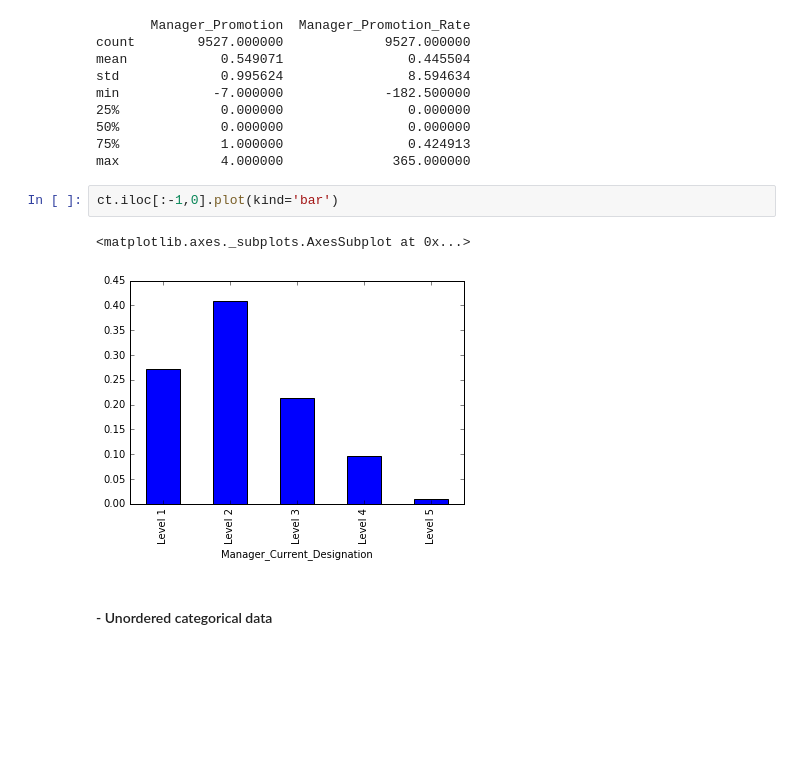
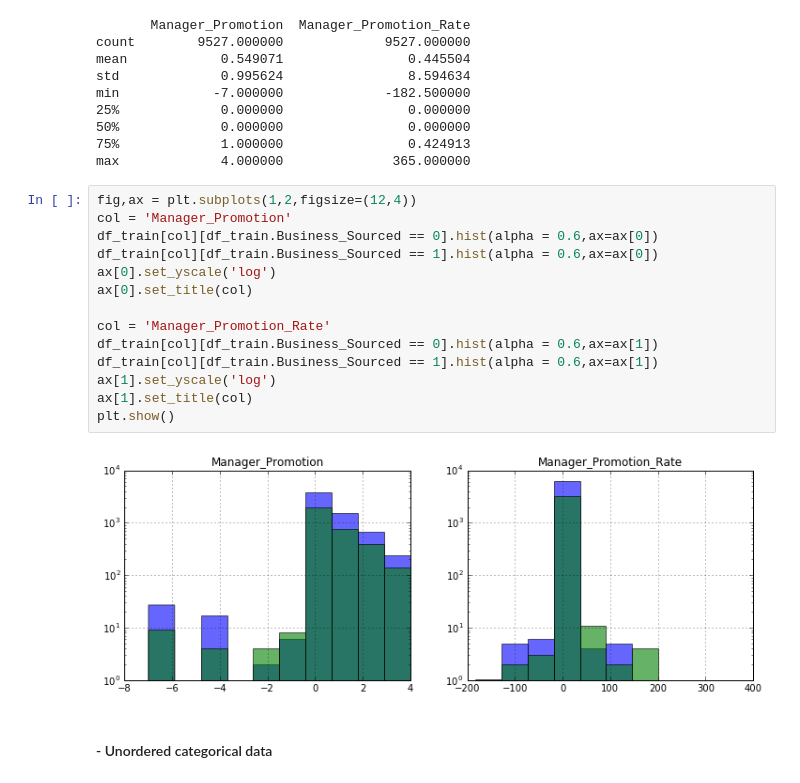
Before and after one commit to kthouz/the_smart_recruits, a Jupyter notebook: the smart recruits.ipynb, the cells around one changed output. Cells and saved outputs as stored; diff of their text form; blank space fills up the shorter version.

```diff
--- a/the smart recruits.ipynb
+++ b/the smart recruits.ipynb
@@ -235,10 +285,21 @@ min            -7.000000             -182.500000
 50%             0.000000                0.000000
 75%             1.000000                0.424913
 max             4.000000              365.000000
-# %%
-ct.iloc[:-1,0].plot(kind='bar')
-# %% [output]
-<matplotlib.axes._subplots.AxesSubplot at 0x...>
-[figure, removed]
+# %%
+fig,ax = plt.subplots(1,2,figsize=(12,4))
+col = 'Manager_Promotion'
+df_train[col][df_train.Business_Sourced == 0].hist(alpha = 0.6,ax=ax[0])
+df_train[col][df_train.Business_Sourced == 1].hist(alpha = 0.6,ax=ax[0])
+ax[0].set_yscale('log')
+ax[0].set_title(col)
+
+col = 'Manager_Promotion_Rate'
+df_train[col][df_train.Business_Sourced == 0].hist(alpha = 0.6,ax=ax[1])
+df_train[col][df_train.Business_Sourced == 1].hist(alpha = 0.6,ax=ax[1])
+ax[1].set_yscale('log')
+ax[1].set_title(col)
+plt.show()
+# %% [output]
+[figure, added]
 # %% [markdown]
 #### - Unordered categorical data
```
Also changed, not shown: parts of 24 cells of this notebook, 1 other file.
